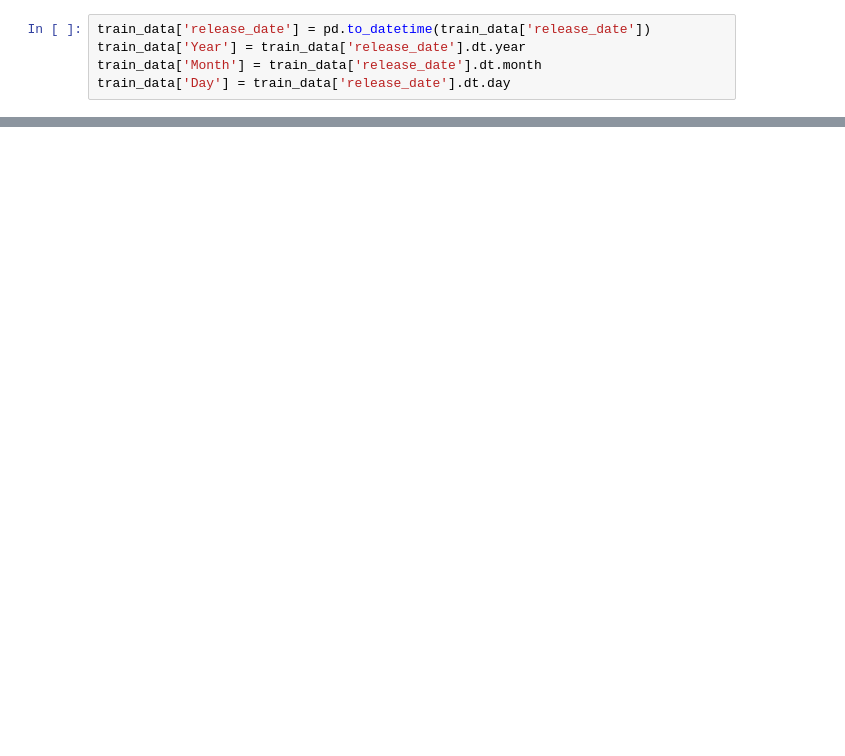
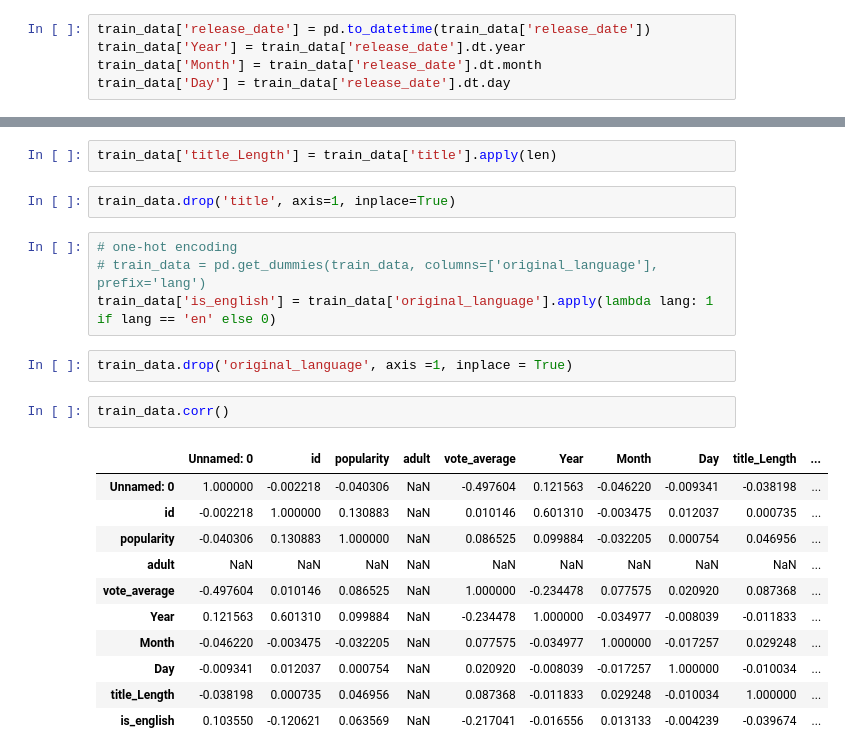
Before and after one commit to xiayulin123/MovieRate_and_CaliforniaHousing_AI_Model, a Jupyter notebook: Movie_Rate.ipynb, the cells around one changed output, grey strips where cells are left out. Drawn from its saved outputs; the diff is of its cells as text; blank space fills up the shorter version.

```diff
--- a/Movie_Rate.ipynb
+++ b/Movie_Rate.ipynb
@@ -154,0 +178,24 @@ train_data
+# %%
+train_data['title_Length'] = train_data['title'].apply(len)
+# %%
+train_data.drop('title', axis=1, inplace=True)
+# %%
+# one-hot encoding
+# train_data = pd.get_dummies(train_data, columns=['original_language'], prefix='lang')
+train_data['is_english'] = train_data['original_language'].apply(lambda lang: 1 if lang == 'en' else 0)
+# %%
+train_data.drop('original_language', axis =1, inplace = True)
+# %%
+train_data.corr()
+# %% [output]
+|  | Unnamed: 0 | id | popularity | adult | vote_average | Year | Month | Day | title_Length | ... |
+| Unnamed: 0 | 1.000000 | -0.002218 | -0.040306 | NaN | -0.497604 | 0.121563 | -0.046220 | -0.009341 | -0.038198 | ... |
+| id | -0.002218 | 1.000000 | 0.130883 | NaN | 0.010146 | 0.601310 | -0.003475 | 0.012037 | 0.000735 | ... |
+| popularity | -0.040306 | 0.130883 | 1.000000 | NaN | 0.086525 | 0.099884 | -0.032205 | 0.000754 | 0.046956 | ... |
+| adult | NaN | NaN | NaN | NaN | NaN | NaN | NaN | NaN | NaN | ... |
+| vote_average | -0.497604 | 0.010146 | 0.086525 | NaN | 1.000000 | -0.234478 | 0.077575 | 0.020920 | 0.087368 | ... |
+| Year | 0.121563 | 0.601310 | 0.099884 | NaN | -0.234478 | 1.000000 | -0.034977 | -0.008039 | -0.011833 | ... |
+| Month | -0.046220 | -0.003475 | -0.032205 | NaN | 0.077575 | -0.034977 | 1.000000 | -0.017257 | 0.029248 | ... |
+| Day | -0.009341 | 0.012037 | 0.000754 | NaN | 0.020920 | -0.008039 | -0.017257 | 1.000000 | -0.010034 | ... |
+| title_Length | -0.038198 | 0.000735 | 0.046956 | NaN | 0.087368 | -0.011833 | 0.029248 | -0.010034 | 1.000000 | ... |
+| is_english | 0.103550 | -0.120621 | 0.063569 | NaN | -0.217041 | -0.016556 | 0.013133 | -0.004239 | -0.039674 | ... |
```
Also changed, not shown: parts of 21 cells of this notebook.
